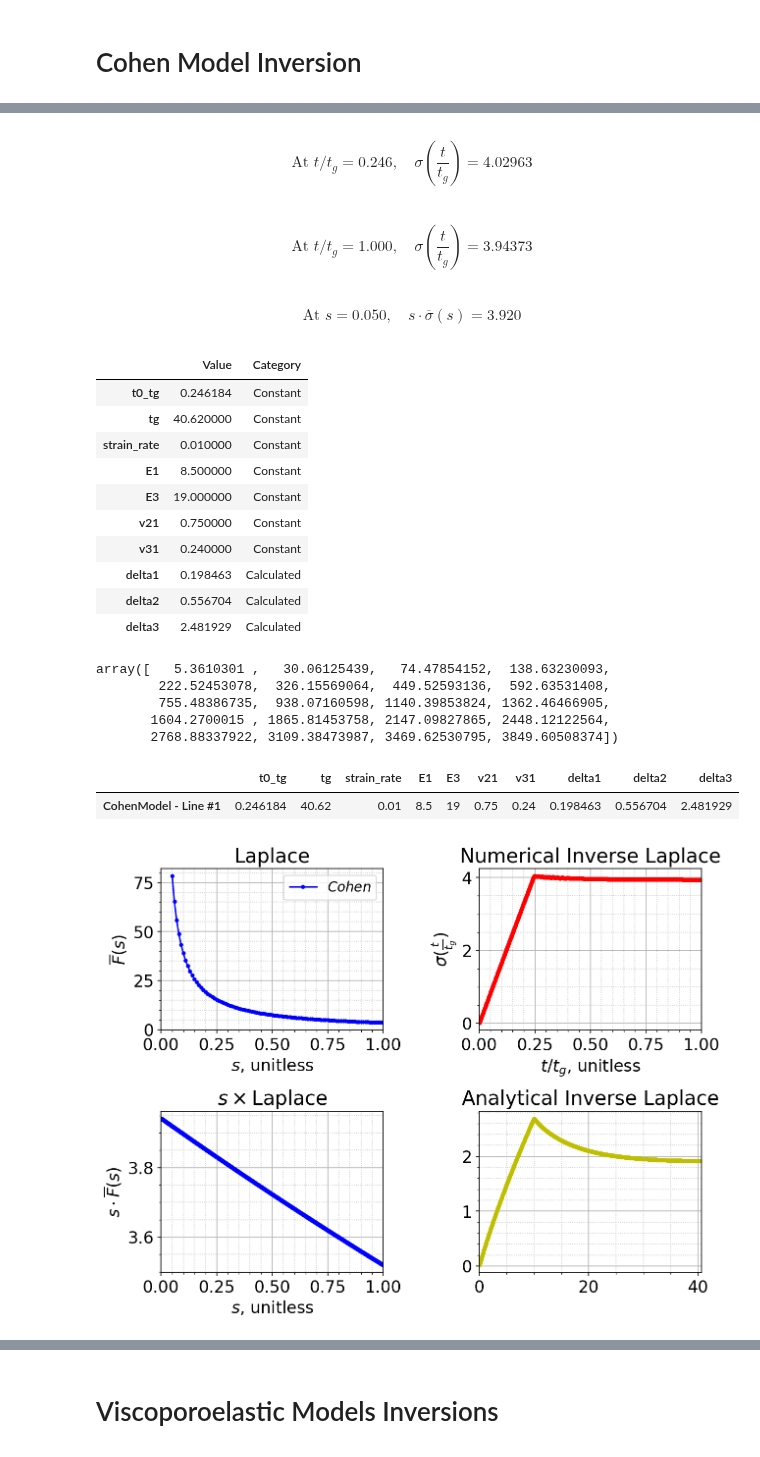
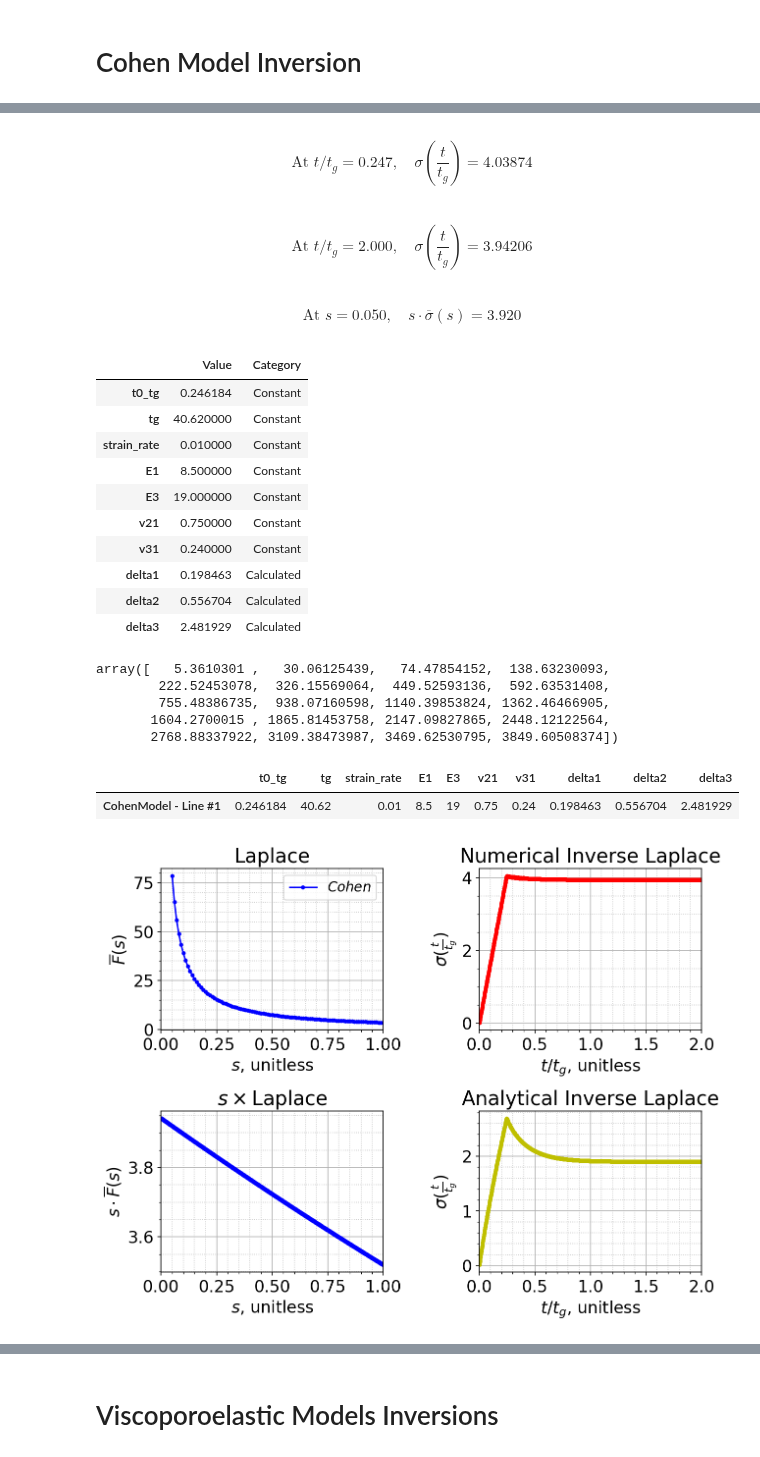
Before and after one commit to ryerrabelli/Yerrabelli-Spector-Poroelastic-Model-Code, a Jupyter notebook: src/ViscoporoelasticInversion.ipynb, the cells around one changed output, grey strips where cells are left out. Cells and saved outputs as stored; diff of their text form; code cells hidden in the pictures.

```diff
--- a/src/ViscoporoelasticInversion.ipynb
+++ b/src/ViscoporoelasticInversion.ipynb
@@ -149,20 +149,21 @@ func.append(vpeB.laplace_value)
 
 # inputting a value of time=0 doesn't error (just returns None/NaN), but takes longer (about 2x as much) on python; not really MATLAB though
 #plot_times = np.arange(0.01, 1.001, 0.001)*tg
-plot_times = np.linspace(0.001, 1, num=1001, endpoint=True)*tg
+plot_times = np.linspace(0.001, 2, num=1001, endpoint=True)*tg
 #input_times = np.concatenate((plot_times, np.array([5,10,20])*tg))
 input_times = plot_times
 input_times_anal = input_times
-plot_times_anal = plot_times
+plot_times_anal = plot_times/tg
 #func = vpe.laplace_value
 func = [vpe.laplace_value for vpe, label in VPEs]
 inv_funcs_anal = [vpe.inverted_value for vpe, label in VPEs]
 func_labels = [label for vpe, label in VPEs]
-func_name = {"t":r"$\sigma(\frac{t}{t_g})$", "s":r"$\overline{\sigma}(s)$"}
-x_names   = {"t":r"$t/t_g$, unitless", "s":r"$s$, unitless"}
+func_name = {"t":r"$\sigma(\frac{t}{t_g})$", "s":r"$\overline{\sigma}(s)$","t_anal":f"$f(t/tg)$"}
+x_names   = {"t":r"$t/t_g$, unitless", "s":r"$s$, unitless","t_anal":"t/tg, unitless"}
 plot_props = {
     "t":{"y":{"name":r"$\sigma(\frac{t}{t_g})$"}, "x":{"name":r"$t/t_g$, unitless", "scale":"linear"}},
     "s":{"y":{"name":r"$\overline{F}(s)$"},  "x":{"name":r"$s$, unitless"}},
+    "t_anal":{"y":{"name":r"$\sigma(\frac{t}{t_g})$"}, "x":{"name":r"$t/t_g$, unitless", "scale":"linear"}},
 }
 plot_s = np.linspace(0.05, 1, num=96, endpoint=True)
 plot_s_s = np.linspace(0.0005, 1, num=1000, endpoint=True) # for function x s
@@ -198,26 +199,26 @@ It took 0.1591 sec to numerically invert Laplace the func for 1001 input times.
 \text{ \#1) CohenModel with } Cohen
-$$\text{At } t/t_g=0.246, \quad \sigma(\frac{t}{t_g})=4.02963$$
+$$\text{At } t/t_g=0.247, \quad \sigma(\frac{t}{t_g})=4.03874$$
-$$\text{At } t/t_g=1.000, \quad \sigma(\frac{t}{t_g})=3.94373$$
+$$\text{At } t/t_g=2.000, \quad \sigma(\frac{t}{t_g})=3.94206$$
 $$\text{At } s=0.050, \quad s\cdot\overline{\sigma}(s)=3.920$$
 |  | Value | Category |
 | t0_tg | 0.246184 | Constant |
 | tg | 40.620000 | Constant |
 | strain_rate | 0.010000 | Constant |
 | E1 | 8.500000 | Constant |
 | E3 | 19.000000 | Constant |
 | v21 | 0.750000 | Constant |
 | v31 | 0.240000 | Constant |
 | delta1 | 0.198463 | Calculated |
 | delta2 | 0.556704 | Calculated |
 | delta3 | 2.481929 | Calculated |
 array([   5.3610301 ,   30.06125439,   74.47854152,  138.63230093,
         222.52453078,  326.15569064,  449.52593136,  592.63531408,
         755.48386735,  938.07160598, 1140.39853824, 1362.46466905,
        1604.2700015 , 1865.81453758, 2147.09827865, 2448.12122564,
        2768.88337922, 3109.38473987, 3469.62530795, 3849.60508374])
 |  | t0_tg | tg | strain_rate | E1 | E3 | v21 | v31 | delta1 | delta2 | delta3 |
 | CohenModel - Line #1 | 0.246184 | 40.62 | 0.01 | 8.5 | 19 | 0.75 | 0.24 | 0.198463 | 0.556704 | 2.481929 |
-[figure, old version]
+[figure, new version]
 # %%
 importlib.reload(plotting)
 importlib.reload(viscoporoelastic_model)
```
Also changed, not shown: parts of 2 cells of this notebook, 2 other files.
